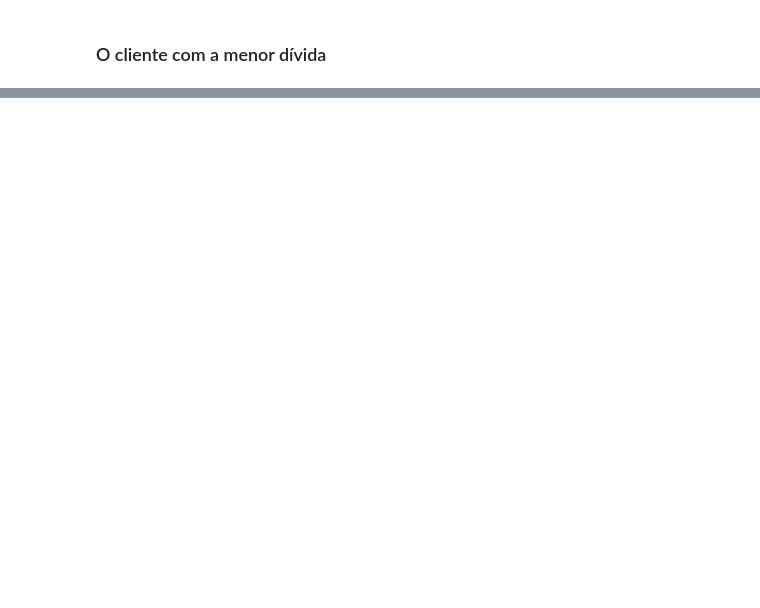
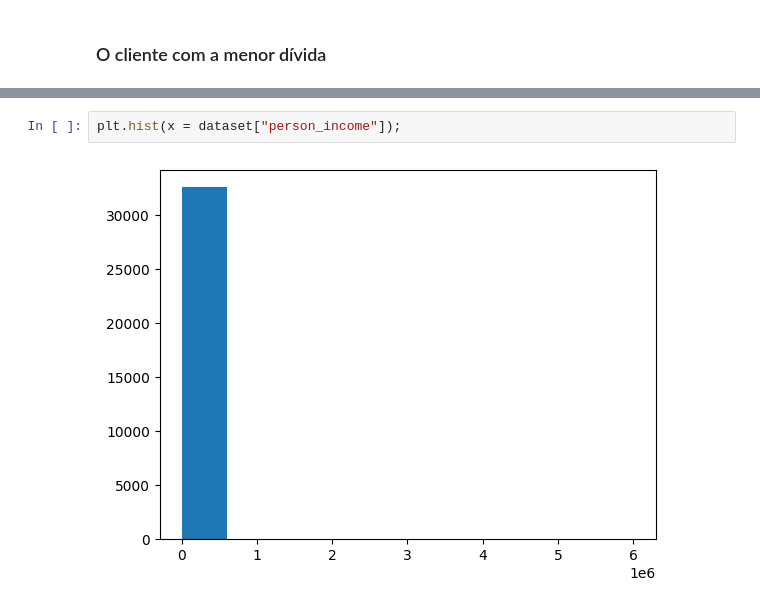
Before and after one commit to Felipex99/Estudos, a Jupyter notebook: Machine Learning e Data Science com Python de A a Z/Código/ImportandoLib.ipynb, the cells around one changed output, grey strips where cells are left out. Drawn from its saved outputs; the diff is of its cells as text; blank space fills up the shorter version.

```diff
--- a/Machine Learning e Data Science com Python de A a Z/Código/ImportandoLib.ipynb
+++ b/Machine Learning e Data Science com Python de A a Z/Código/ImportandoLib.ipynb
@@ -52,0 +105,4 @@ TypeError: 'Index' object is not callable
+# %%
+plt.hist(x = dataset["person_income"]);
+# %% [output]
+[figure, added]
```
Also changed, not shown: parts of 11 cells of this notebook.
